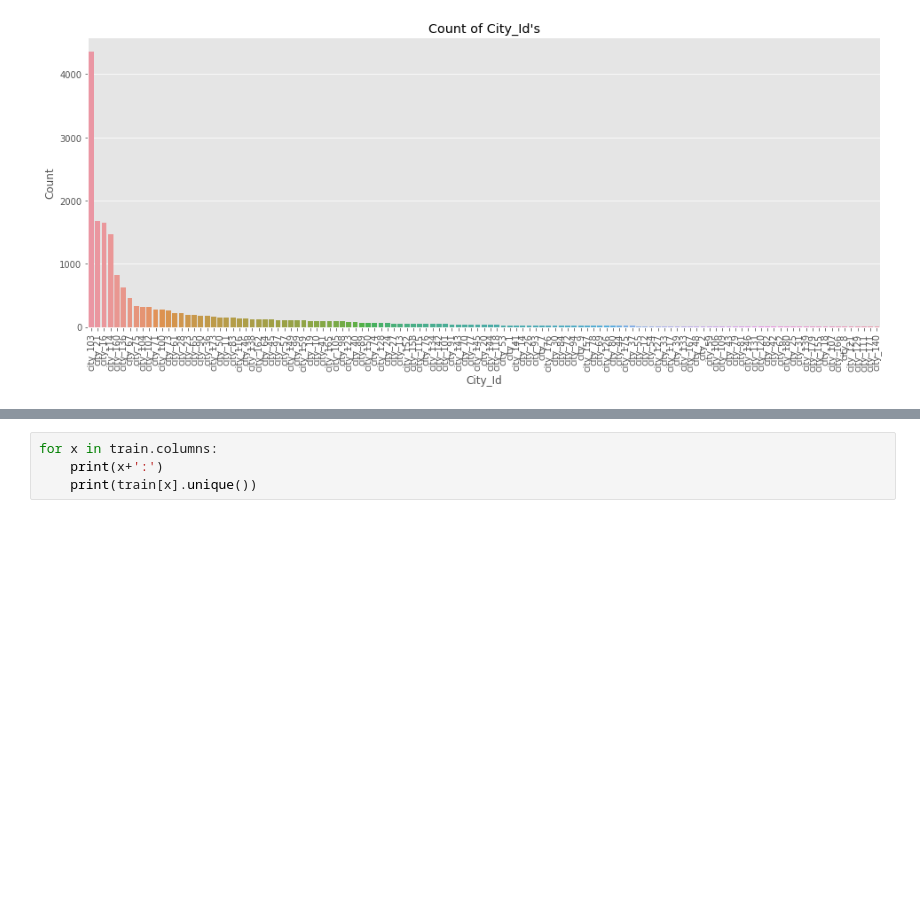
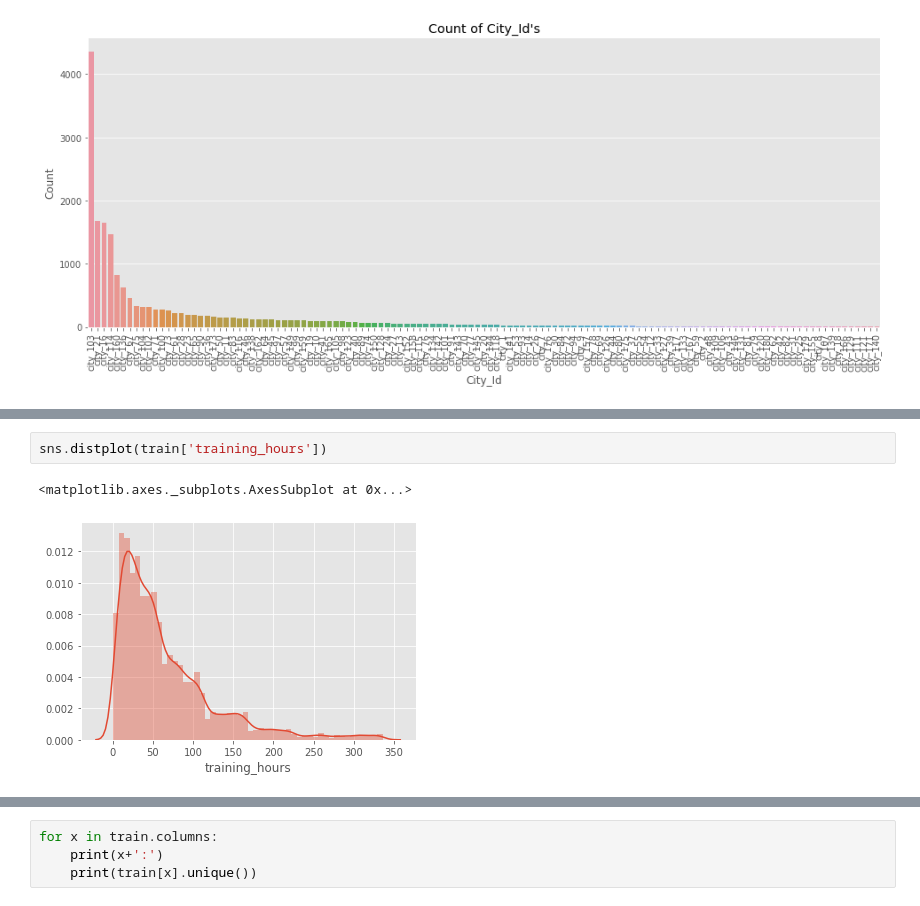
Before and after one commit to asheetsinvhal/dataAnalytics2020, a Jupyter notebook: HR Analytics/HRAx-Predict Empl Job change.ipynb, the cells around one changed output, grey strips where cells are left out. Saved outputs shown, nothing was run; the diff lists cells and outputs as text; blank space fills up the shorter version.

```diff
--- a/HR Analytics/HRAx-Predict Empl Job change.ipynb
+++ b/HR Analytics/HRAx-Predict Empl Job change.ipynb
@@ -162,0 +253,5 @@ gph = gph.map(sns.distplot,"value", kde=True).add_legend()
+# %%
+sns.distplot(train['training_hours'])
+# %% [output]
+<matplotlib.axes._subplots.AxesSubplot at 0x...>
+[figure, added]
```
Also changed, not shown: parts of 24 cells of this notebook.
